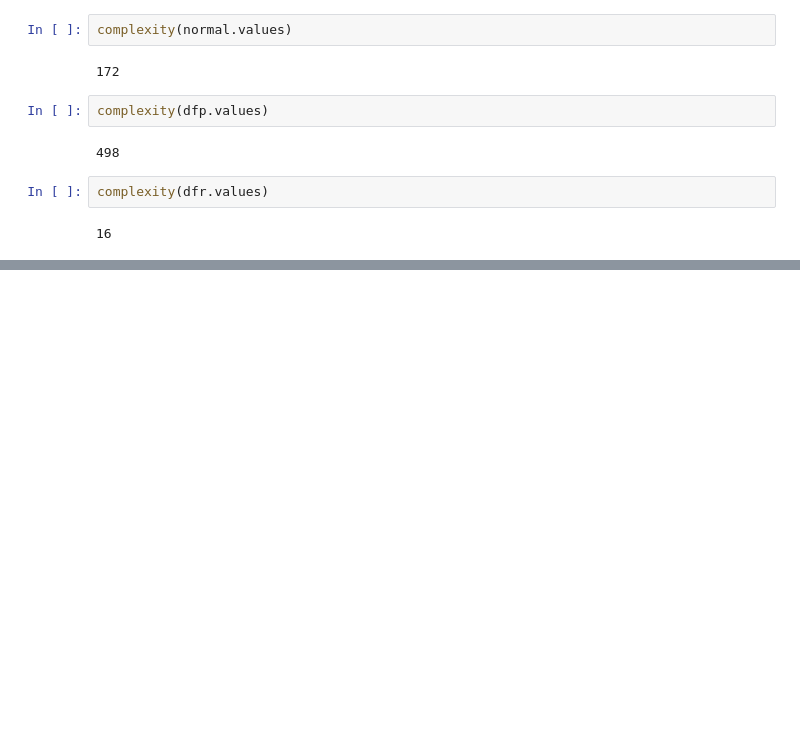
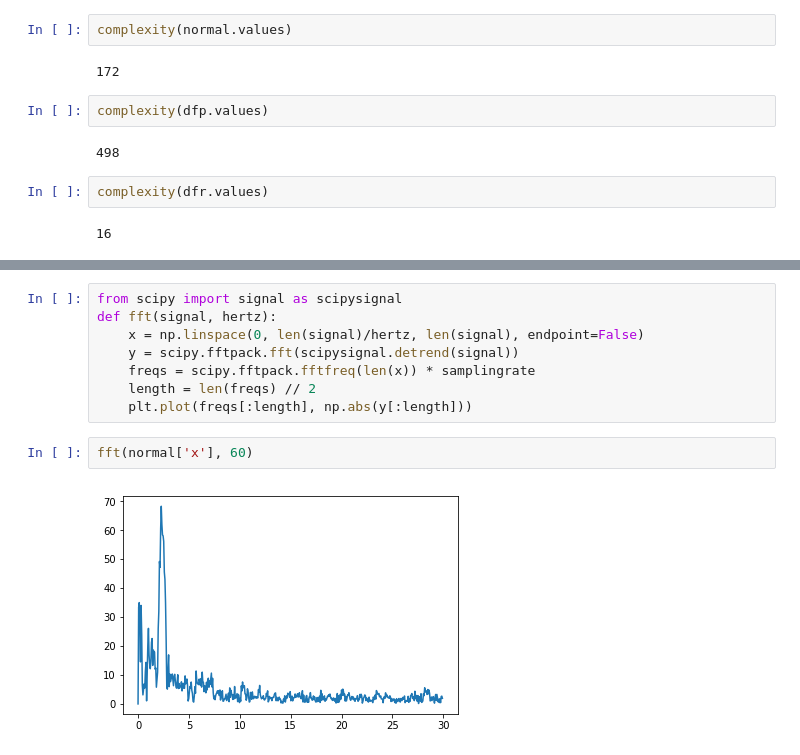
Before and after one commit to matthew-haines/starterhacks, a Jupyter notebook: collection/workbook.ipynb, the cells around one changed output, grey strips where cells are left out. Saved outputs shown, nothing was run; the diff lists cells and outputs as text; blank space fills up the shorter version.

```diff
--- a/collection/workbook.ipynb
+++ b/collection/workbook.ipynb
@@ -237,0 +258,12 @@ complexity(dfr.values)
+# %%
+from scipy import signal as scipysignal
+def fft(signal, hertz):
+    x = np.linspace(0, len(signal)/hertz, len(signal), endpoint=False)
+    y = scipy.fftpack.fft(scipysignal.detrend(signal))
+    freqs = scipy.fftpack.fftfreq(len(x)) * samplingrate
+    length = len(freqs) // 2
+    plt.plot(freqs[:length], np.abs(y[:length]))
+# %%
+fft(normal['x'], 60)
+# %% [output]
+[figure, added]
```
Also changed, not shown: parts of 25 cells of this notebook, 7 other files.
